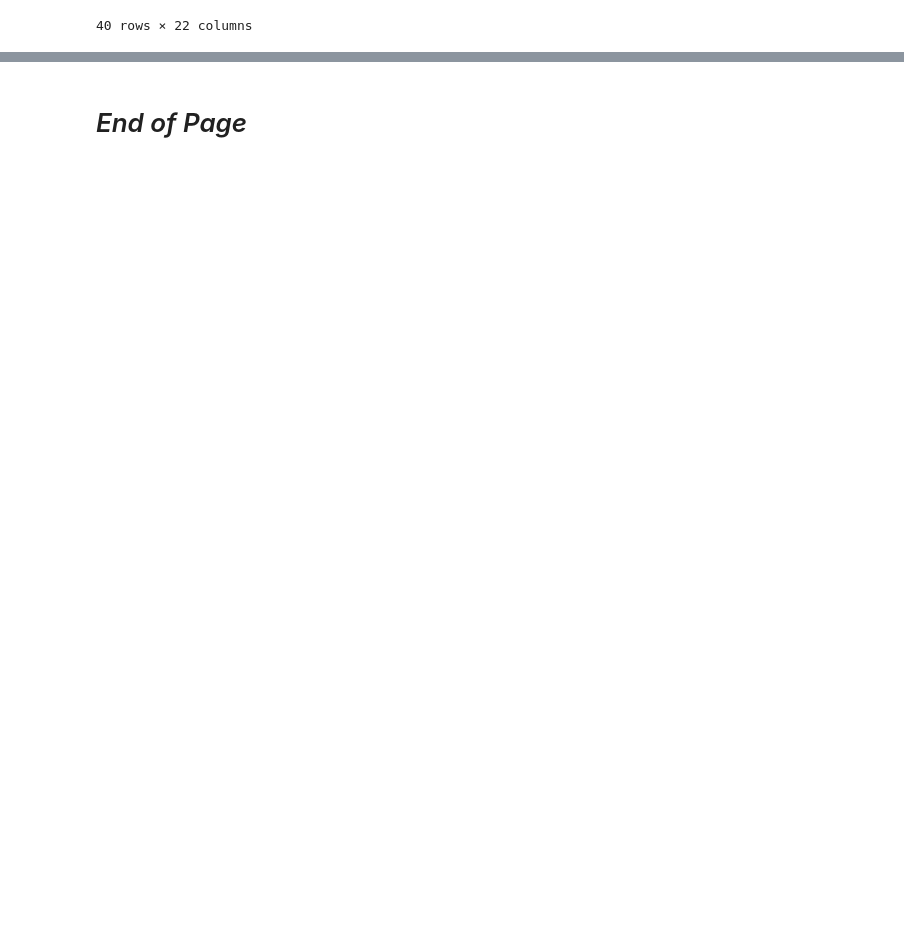
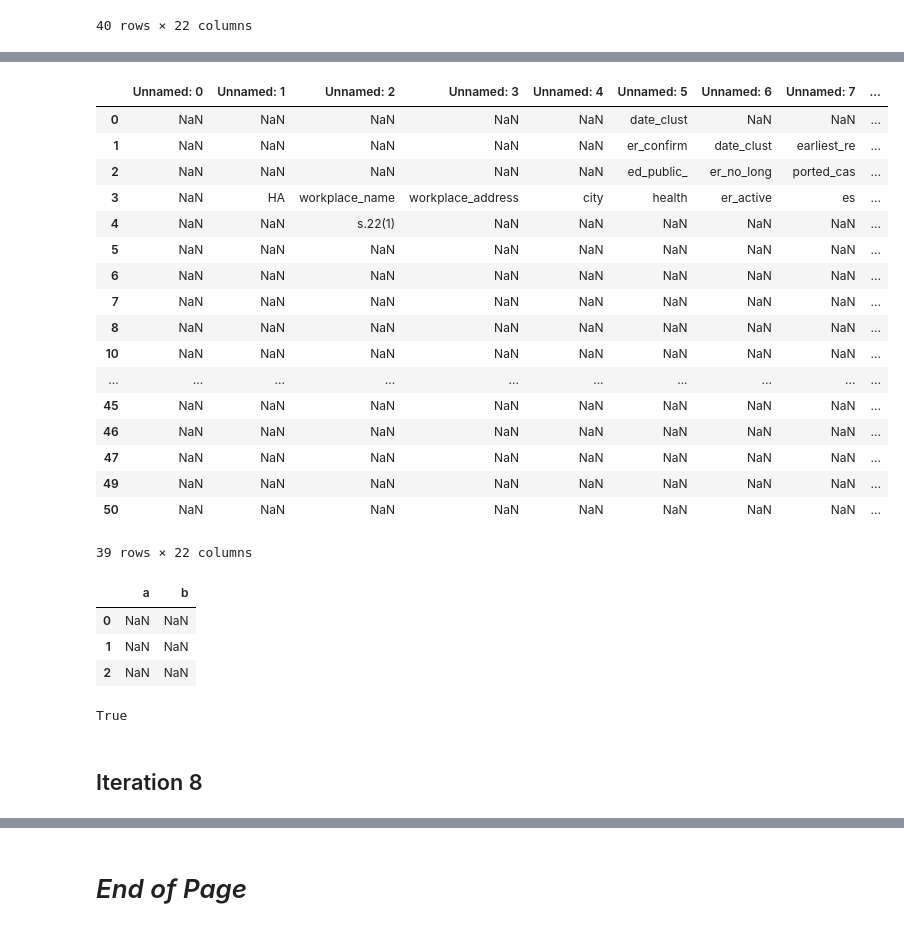
Before and after one commit to silvhua/BC-Covid-workplace-closures, a Jupyter notebook: notebooks/2023-03-23 parse PDF.ipynb, the cells around one changed output, grey strips where cells are left out. Saved outputs shown, nothing was run; the diff lists cells and outputs as text; code cells hidden in the pictures; blank space fills up the shorter version.

```diff
--- a/notebooks/2023-03-23 parse PDF.ipynb
+++ b/notebooks/2023-03-23 parse PDF.ipynb
@@ -323,0 +894,35 @@ df3.tail(40)
+# %%
+dfs7[1][dfs7[1]['Unnamed: 0'].isna()].filter(regex='Unnamed')
+# %% [output]
+|  | Unnamed: 0 | Unnamed: 1 | Unnamed: 2 | Unnamed: 3 | Unnamed: 4 | Unnamed: 5 | Unnamed: 6 | Unnamed: 7 | ... |
+| 0 | NaN | NaN | NaN | NaN | NaN | date_clust | NaN | NaN | ... |
+| 1 | NaN | NaN | NaN | NaN | NaN | er_confirm | date_clust | earliest_re | ... |
+| 2 | NaN | NaN | NaN | NaN | NaN | ed_public_ | er_no_long | ported_cas | ... |
+| 3 | NaN | HA | workplace_name | workplace_address | city | health | er_active | es | ... |
+| 4 | NaN | NaN | s.22(1) | NaN | NaN | NaN | NaN | NaN | ... |
+| 5 | NaN | NaN | NaN | NaN | NaN | NaN | NaN | NaN | ... |
+| 6 | NaN | NaN | NaN | NaN | NaN | NaN | NaN | NaN | ... |
+| 7 | NaN | NaN | NaN | NaN | NaN | NaN | NaN | NaN | ... |
+| 8 | NaN | NaN | NaN | NaN | NaN | NaN | NaN | NaN | ... |
+| 10 | NaN | NaN | NaN | NaN | NaN | NaN | NaN | NaN | ... |
+| ... | ... | ... | ... | ... | ... | ... | ... | ... | ... |
+| 45 | NaN | NaN | NaN | NaN | NaN | NaN | NaN | NaN | ... |
+| 46 | NaN | NaN | NaN | NaN | NaN | NaN | NaN | NaN | ... |
+| 47 | NaN | NaN | NaN | NaN | NaN | NaN | NaN | NaN | ... |
+| 49 | NaN | NaN | NaN | NaN | NaN | NaN | NaN | NaN | ... |
+| 50 | NaN | NaN | NaN | NaN | NaN | NaN | NaN | NaN | ... |
+39 rows × 22 columns
+# %%
+df1 = pd.DataFrame(columns=['a', 'b'], index=[i for i in range(3)])
+df1
+# %% [output]
+|  | a | b |
+| 0 | NaN | NaN |
+| 1 | NaN | NaN |
+| 2 | NaN | NaN |
+# %%
+df1.columns.to_list().sort() == df1.columns.to_list().sort()
+# %% [output]
+True
+# %% [markdown]
+## Iteration 8
```
Also changed, not shown: parts of 56 cells of this notebook.
